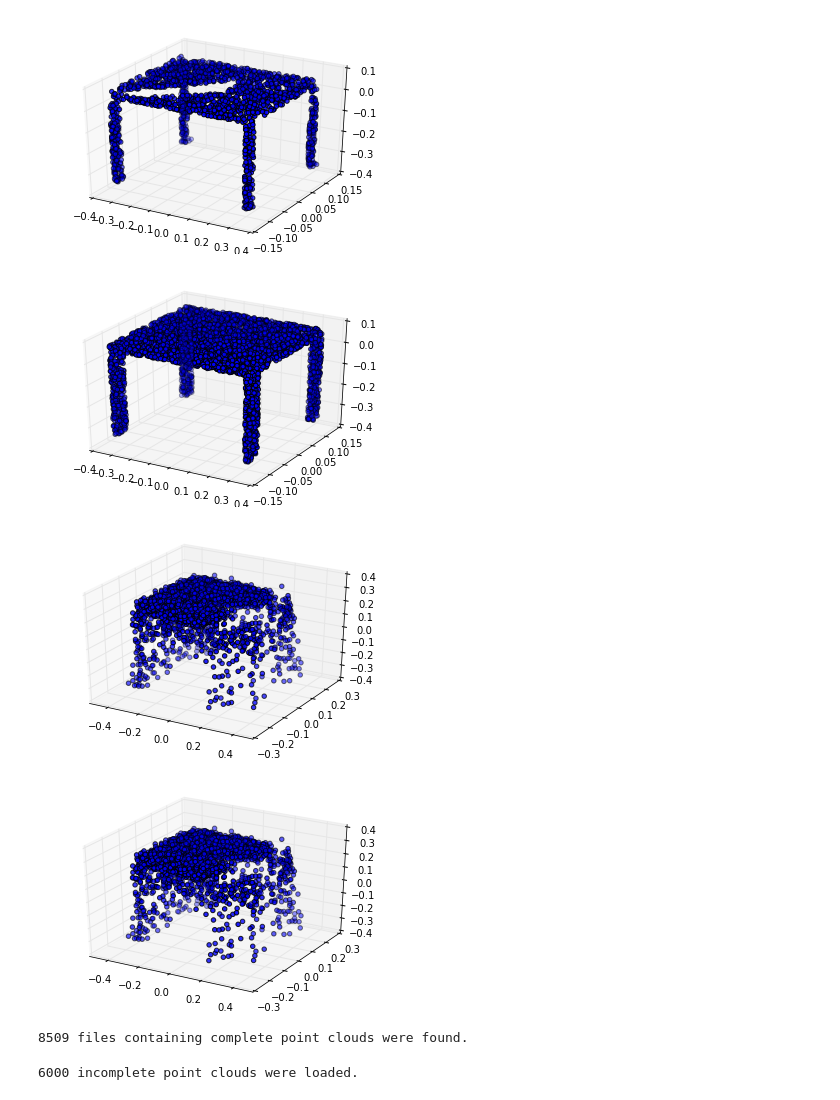
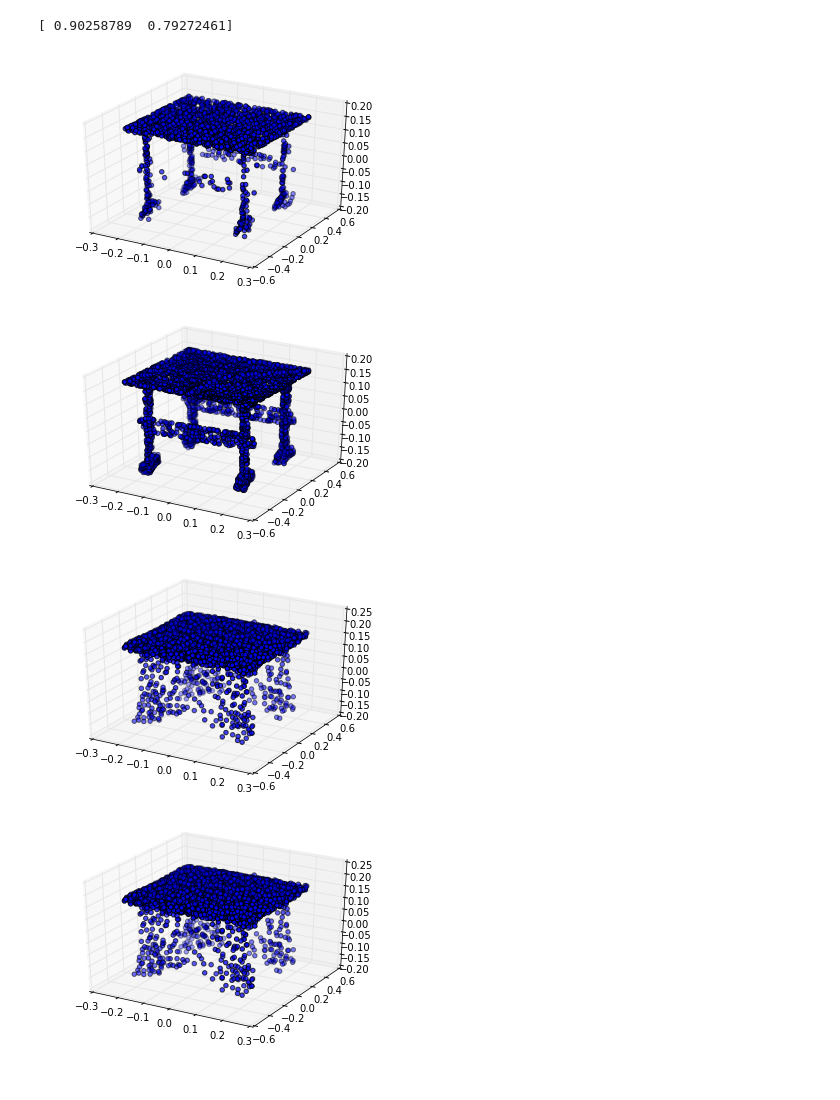
Before and after one commit to optas/tf_lab, a Jupyter notebook: notebooks/panos/vscan/paper_matrix_0/compare_with_minhyuk.ipynb, the cells around one changed output. Cells and saved outputs as stored; diff of their text form; code cells hidden in the pictures.

```diff
--- a/notebooks/panos/vscan/paper_matrix_0/compare_with_minhyuk.ipynb
+++ b/notebooks/panos/vscan/paper_matrix_0/compare_with_minhyuk.ipynb
@@ -38,3 +37,12 @@ from geo_tool import Point_Cloud
 %load_ext autoreload
 %autoreload 2
 %matplotlib inline
+# %%
+print minhyuk_loader.test_categories
+
+incomplete_n_samples = 2048
+complete_n_samples = 4096
+
+from_manifold = False
+
+minhyuk_data, accuracies = minhyuk_loader.dataset_of_category(4, incomplete_n_samples, complete_n_samples, from_manifold)
@@ -193,33 +293,20 @@ test_data_2 = PointCloudDataSet(pc, labels=l, noise=pci)
 # %%
-do_evaluation = True
+testing_data = vscan_test_data
 
 if do_evaluation:
-#     best_epoch = 46
-#     ae.restore_model(conf.train_dir, best_epoch, verbose=True)
+    best_epoch = 46
+    ae.restore_model(conf.train_dir, best_epoch, verbose=True)
     top_save_dir = osp.join(conf.train_dir, 'output', 'epoch_' + str(best_epoch))
     save_dir = osp.join(top_save_dir, 'test_predictions')
-    test_recon, test_loss, test_feed, test_ids, test_gt = ae.evaluate(test_data_2, conf)
-#     save_reconstructions(save_dir, test_recon, test_gt, test_feed, test_ids) # save ply files of test data.
-#     train_loss = ae.evaluate(train_data, conf)[1]
+    test_recon, test_loss, test_feed, test_ids, test_gt = ae.evaluate(testing_data, conf)
 
     # Report Accuracy and Coverage of test data.
     n_examples = len(test_recon)
-    pred_scores = np.zeros((n_examples, 2))
+    pred_scores_vscan= np.zeros((n_examples, 2))
     for i in xrange(n_examples):
         gt = test_gt[i]
         pred = test_recon[i]
-        pred_scores[i, 0] = accuracy_of_completion(pred, gt, thres=0.02, ret_dists=False)
-        pred_scores[i, 1] = coverage_of_completion(gt, pred, thres=0.02, ret_dists=False)
+        pred_scores_vscan[i, 0] = accuracy_of_completion(pred, gt, thres=0.02, ret_dists=False)
+        pred_scores_vscan[i, 1] = coverage_of_completion(gt, pred, thres=0.02, ret_dists=False)
 
-    print 'Test Median-Accuracy-Coverage:', np.median(pred_scores[:, 0]), np.median(pred_scores[:, 1])
-
-#     save_pc_prediction_stats(osp.join(top_save_dir, 'detailed_stats.txt'), test_ids, pred_scores)
-
-#     with open(osp.join(top_save_dir, 'stats.txt'), 'w') as fout:
-#         fout.write('Best Validation Epoch = %d\n' % (best_epoch))
-#         fout.write('Validation loss = %f\n' % (val_loss))
-#         fout.write('Train loss = %f\n' % (train_loss))
-#         fout.write('Test loss = %f\n' % (test_loss))
-#         fout.write('Gen. Error (abs, per) = %f %f\n' % (abs(test_loss-train_loss),  abs(test_loss-train_loss) / train_loss ))
-#         fout.write('Test Median-Accuracy-Coverage = %f %f\n' % (np.median(pred_scores[:, 0]), np.median(pred_scores[:, 1])))
-#         fout.write('Test Median Harmonic Mean = %f' % (np.median(hmean(pred_scores, 1))))
+    print 'Test Median-Accuracy-Coverage:', np.median(pred_scores_vscan[:, 0]), np.median(pred_scores_vscan[:, 1])
@@ -249,31 +313,12 @@ for i in xrange(len(test_feed)):
 # %%
-k = 2
+k = 440
+print pred_scores_vscan[k]
 Point_Cloud(points=test_feed[k]).plot()
 Point_Cloud(points=test_gt[k]).plot()
 Point_Cloud(points=test_recon[k]).plot()
 # %% [output]
+[ 0.90258789  0.79272461]
-[figure, old version]
+[figure, new version]
-[figure, old version]
+[figure, new version]
-[figure, old version]
+[figure, new version]
-[figure, old version]
+[figure, new version]
-# %%
-import tf_lab.point_clouds.in_out as pio
-top_data_dir = '/orions4-zfs/projects/lins2/Panos_Space/DATA/'
-complete_pclouds_path = osp.join(top_data_dir, 'ShapeNetPointClouds/from_manifold_meshes/not_scaled', \
-                             str(complete_n_samples), class_syn_id)
-
-cmpl_file_names = pio.load_filenames_of_input_data(complete_pclouds_path, 'pts.txt')
-cmpl_pclouds, cmpl_model_names, syn_ids = pio.load_crude_point_clouds(file_names=cmpl_file_names, n_threads=30)
-assert(len(np.unique(syn_ids)) == 1)
-print '%d files containing complete point clouds were found.' % (len(cmpl_pclouds), )
-# %% [output]
-8509 files containing complete point clouds were found.
-# %%
-v_scan_top_dir = osp.join(top_data_dir, 'From_Matthias/shapenet_dim32_sdf_pc', class_syn_id)
-
-test_id_file = osp.join(top_data_dir, 'From_Matthias/train_test_models/test_models_with_scan_id.txt')
-vscan_test_data = vscan.load_single_class_incomplete_dataset(v_scan_top_dir, test_id_file, class_syn_id,
-                                                      cmpl_pclouds, cmpl_model_names, n_threads=40,
-                                                      n_samples=incomplete_n_samples)
-# %% [output]
-6000 incomplete point clouds were loaded.
```
Also changed, not shown: parts of 14 cells of this notebook.
